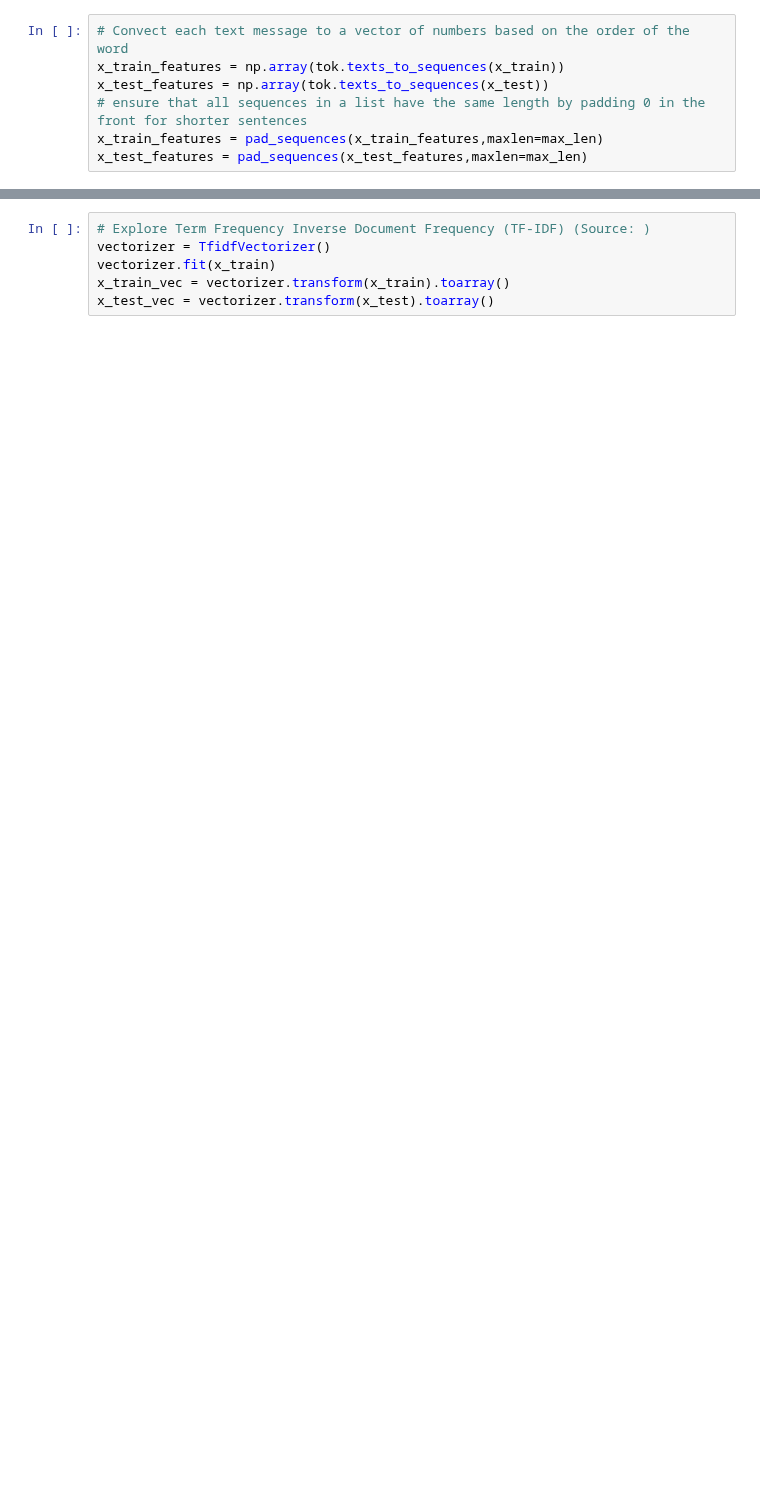
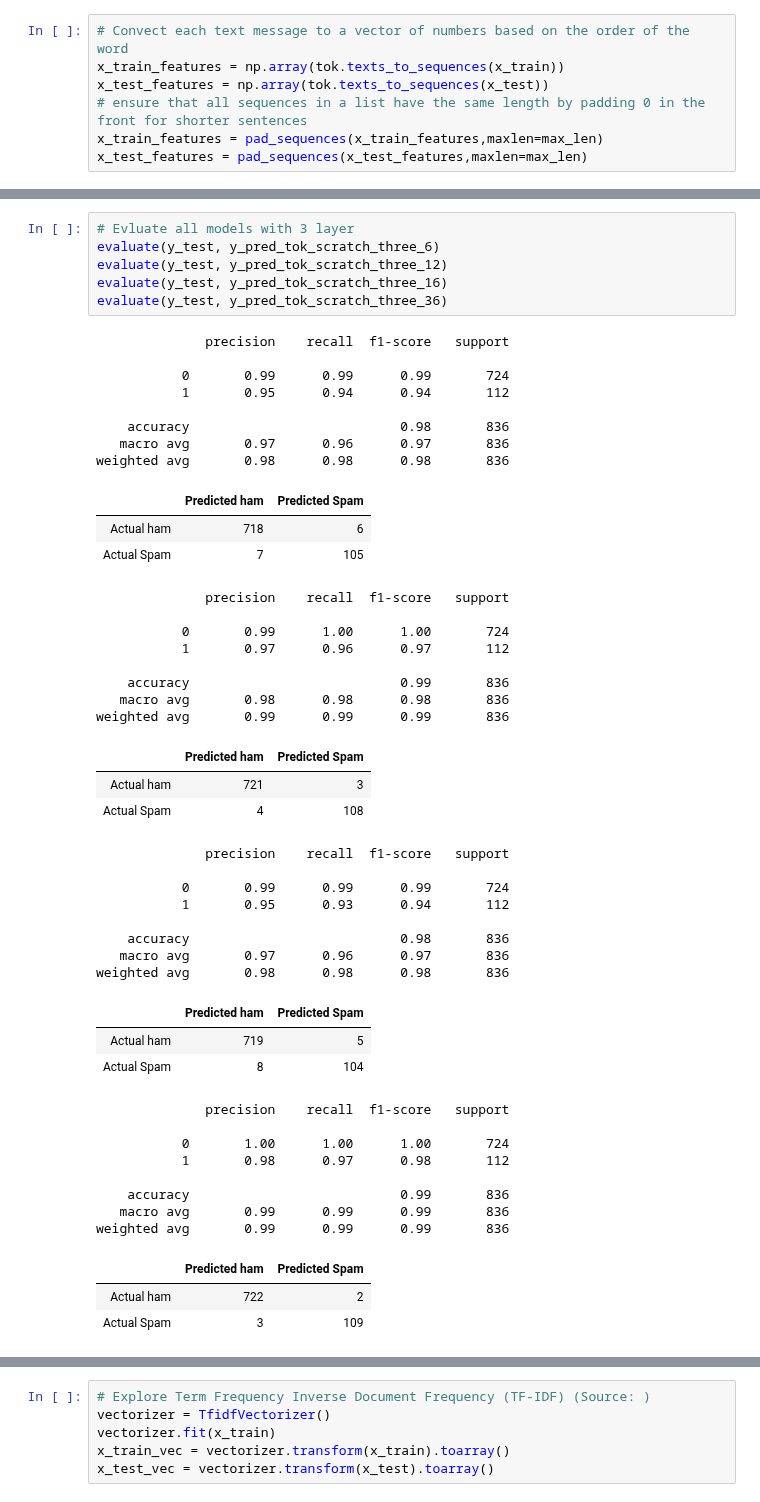
Before and after one commit to ECS171-Project/Final-project, a Jupyter notebook: Gated Recurrent Neural Network (Embedding layer trained from scratch and pretrained layer).ipynb, the cells around one changed output, grey strips where cells are left out. Drawn from its saved outputs; the diff is of its cells as text; blank space fills up the shorter version.

```diff
--- a/Gated Recurrent Neural Network (Embedding layer trained from scratch and pretrained layer).ipynb
+++ b/Gated Recurrent Neural Network (Embedding layer trained from scratch and pretrained layer).ipynb
@@ -365,0 +436,51 @@ weighted avg       0.97      0.97      0.97       836
+# %%
+# Evluate all models with 3 layer
+evaluate(y_test, y_pred_tok_scratch_three_6)
+evaluate(y_test, y_pred_tok_scratch_three_12)
+evaluate(y_test, y_pred_tok_scratch_three_16)
+evaluate(y_test, y_pred_tok_scratch_three_36)
+# %% [output]
+              precision    recall  f1-score   support
+
+           0       0.99      0.99      0.99       724
+           1       0.95      0.94      0.94       112
+
+    accuracy                           0.98       836
+   macro avg       0.97      0.96      0.97       836
+weighted avg       0.98      0.98      0.98       836
+|  | Predicted ham | Predicted Spam |
+| Actual ham | 718 | 6 |
+| Actual Spam | 7 | 105 |
+              precision    recall  f1-score   support
+
+           0       0.99      1.00      1.00       724
+           1       0.97      0.96      0.97       112
+
+    accuracy                           0.99       836
+   macro avg       0.98      0.98      0.98       836
+weighted avg       0.99      0.99      0.99       836
+|  | Predicted ham | Predicted Spam |
+| Actual ham | 721 | 3 |
+| Actual Spam | 4 | 108 |
+              precision    recall  f1-score   support
+
+           0       0.99      0.99      0.99       724
+           1       0.95      0.93      0.94       112
+
+    accuracy                           0.98       836
+   macro avg       0.97      0.96      0.97       836
+weighted avg       0.98      0.98      0.98       836
+|  | Predicted ham | Predicted Spam |
+| Actual ham | 719 | 5 |
+| Actual Spam | 8 | 104 |
+              precision    recall  f1-score   support
+
+           0       1.00      1.00      1.00       724
+           1       0.98      0.97      0.98       112
+
+    accuracy                           0.99       836
+   macro avg       0.99      0.99      0.99       836
+weighted avg       0.99      0.99      0.99       836
+|  | Predicted ham | Predicted Spam |
+| Actual ham | 722 | 2 |
+| Actual Spam | 3 | 109 |
```
Also changed, not shown: parts of 56 cells of this notebook, 6 other files.
